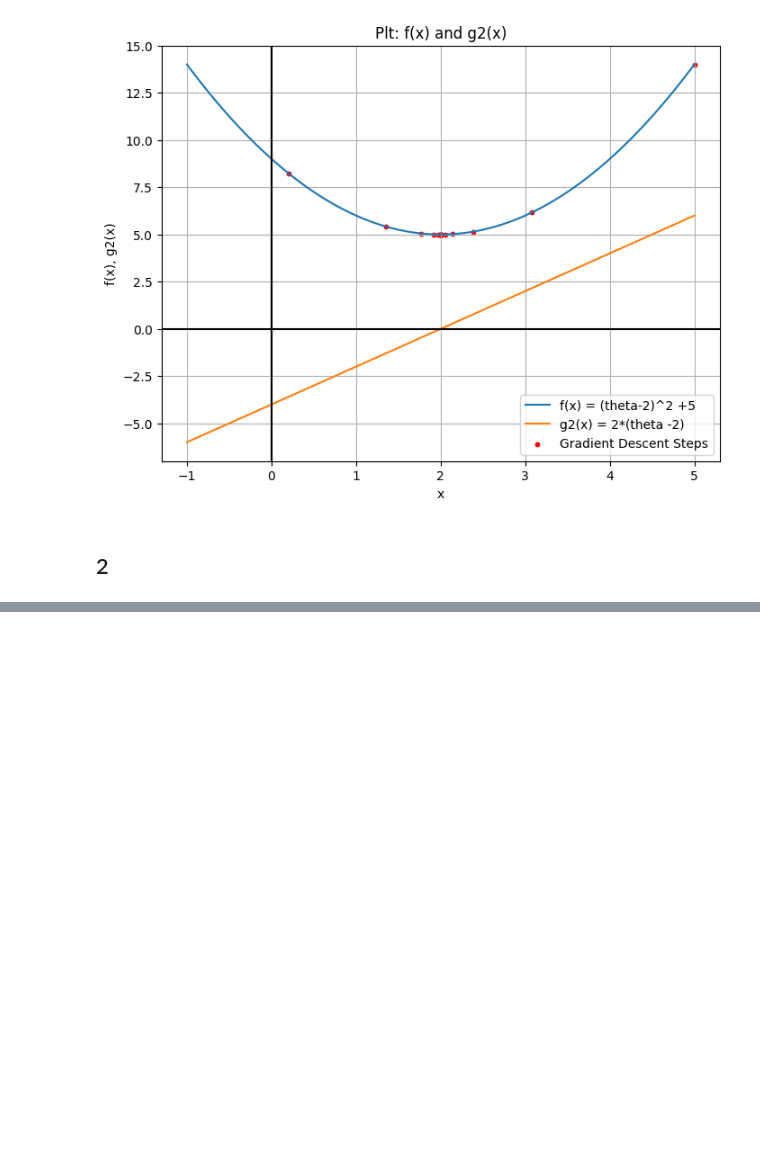
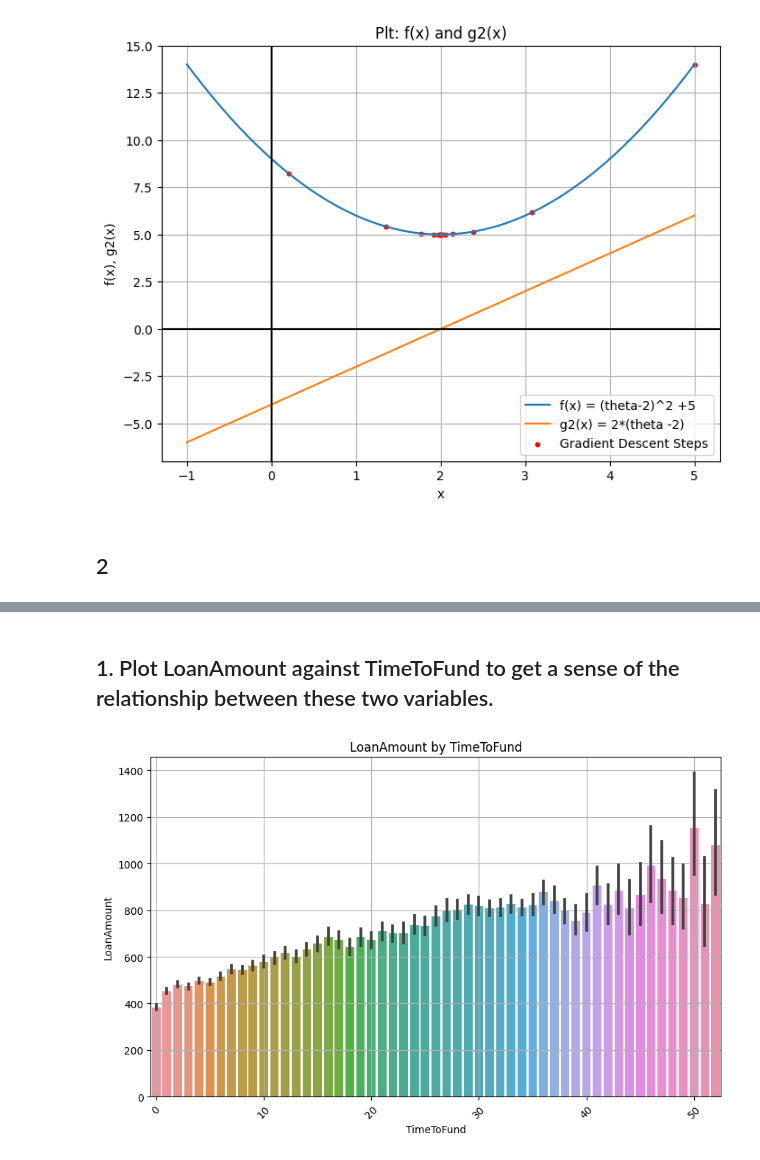
Before and after one commit to FinnReinders/Labs, a Jupyter notebook: Lab2.ipynb, the cells around one changed output, grey strips where cells are left out. Cells and saved outputs as stored; diff of their text form; code cells hidden in the pictures; blank space fills up the shorter version.

```diff
--- a/Lab2.ipynb
+++ b/Lab2.ipynb
@@ -234,0 +237,14 @@ plt.show()
+# %% [markdown]
+## 1. Plot LoanAmount against TimeToFund to get a sense of the relationship between these two variables.
+# %%
+plt.figure(figsize=(10, 6))
+sns.barplot(x="TimeToFund", y="LoanAmount", data=data)
+plt.title("LoanAmount by TimeToFund")
+plt.xlabel("TimeToFund")
+plt.ylabel("LoanAmount")
+plt.xticks(rotation=45)
+plt.xticks(np.arange(0, 51, 10))
+plt.grid(True)
+plt.show()
+# %% [output]
+[figure, added]
```
Also changed, not shown: parts of 20 cells of this notebook.
